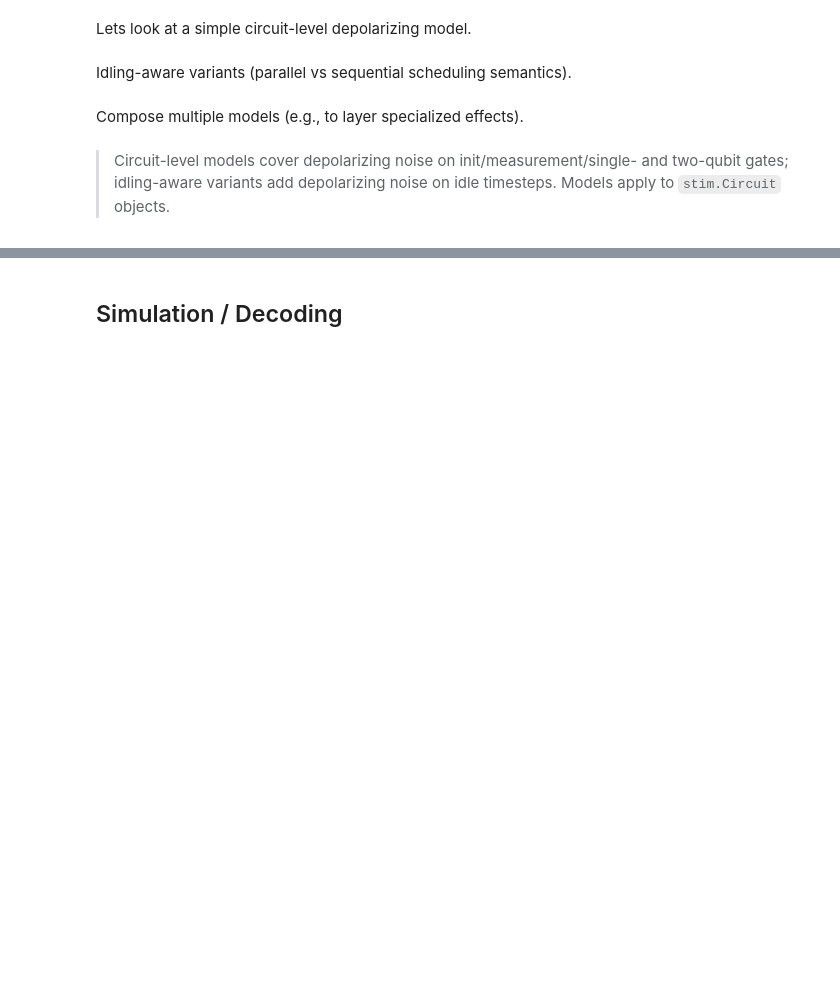
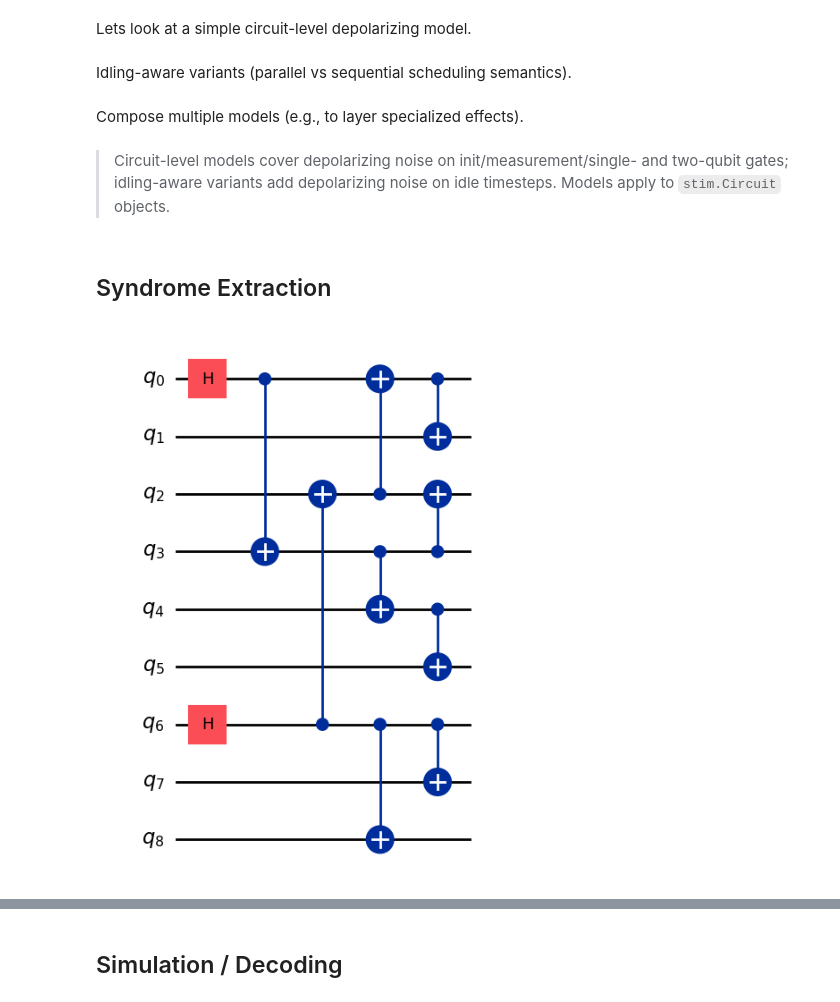
Before and after one commit to djm3622/uq_neural_decode, a Jupyter notebook: interactive.ipynb, the cells around one changed output, grey strips where cells are left out. Cells and saved outputs as stored; diff of their text form; code cells hidden in the pictures; blank space fills up the shorter version.

Commit message:
visualizing encoding and syndrome extraction

```diff
--- a/interactive.ipynb
+++ b/interactive.ipynb
@@ -145,3 +133,5 @@ Compose multiple models (e.g., to layer specialized effects).
 nm_composed = ComposedNoiseModel([nm_idle_par, nm])
 # %% [markdown]
 > Circuit-level models cover depolarizing noise on init/measurement/single- and two-qubit gates; idling-aware variants add depolarizing noise on idle timesteps. Models apply to `stim.Circuit` objects.
+# %% [markdown]
+## Syndrome Extraction
@@ -147,0 +173,5 @@ nm_composed = ComposedNoiseModel([nm_idle_par, nm])
+# %%
+enc = encoding.heuristic_encoding_circuit(shor_code)
+enc.draw("mpl")
+# %% [output]
+[figure, added]
```
Also changed, not shown: parts of 7 cells of this notebook, 1 other file.
